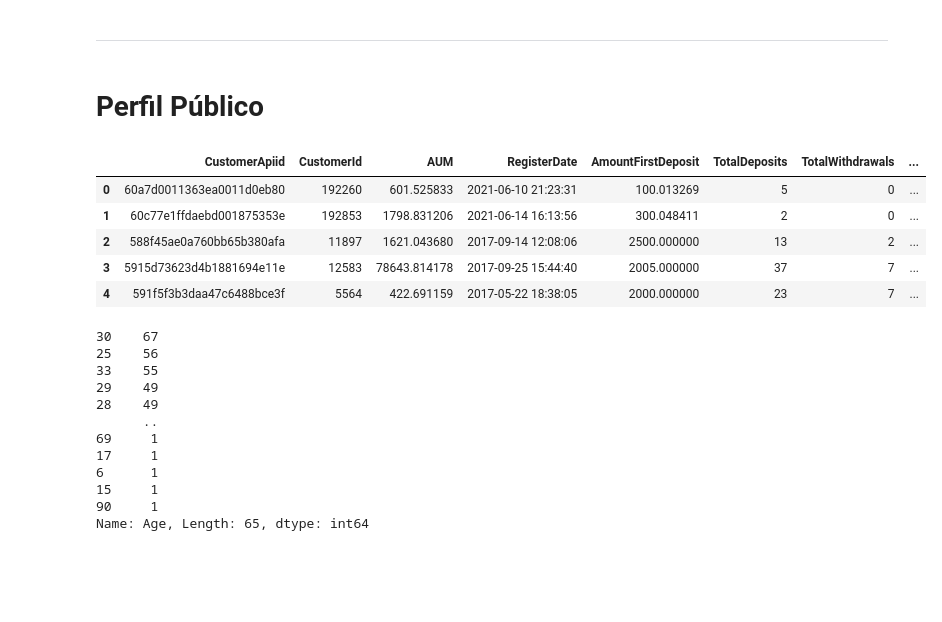
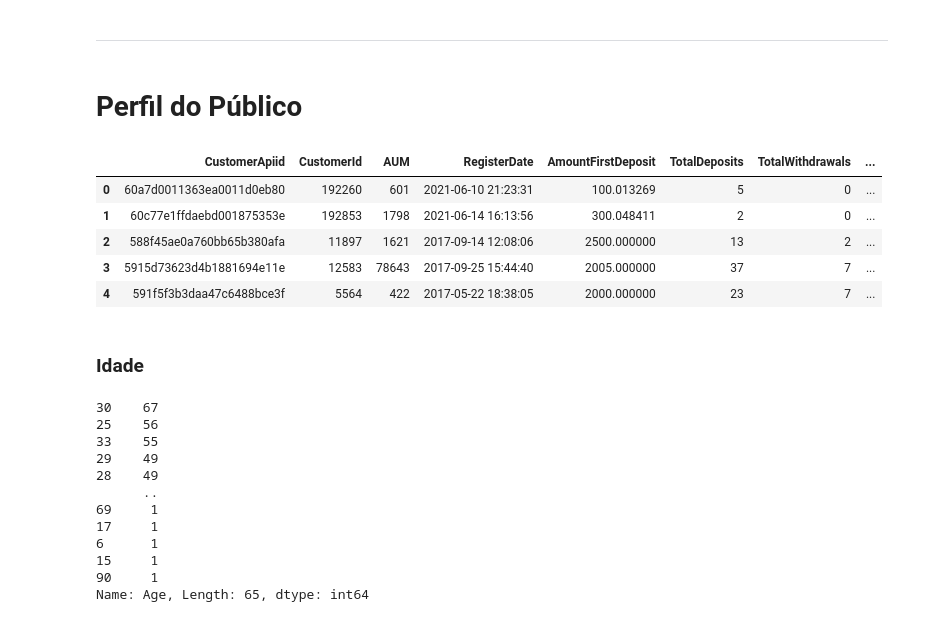
Before and after one commit to allanacardoso/warren, a Jupyter notebook: data/Análise_warren.ipynb, the cells around one changed output. Saved outputs shown, nothing was run; the diff lists cells and outputs as text; code cells hidden in the pictures; blank space fills up the shorter version.

Commit message:
análise de perfil do publico warren

```diff
--- a/data/Análise_warren.ipynb
+++ b/data/Análise_warren.ipynb
@@ -303,18 +319,19 @@ df_in.head(2)
 # %% [markdown]
 ___
 # %% [markdown]
-# Perfil Público
+# Perfil do Público
 # %%
 #Tabela Customers
-df_customers = pd.read_csv("Customers.csv")
 df_customers.head()
 # %% [output]
 |  | CustomerApiid | CustomerId | AUM | RegisterDate | AmountFirstDeposit | TotalDeposits | TotalWithdrawals | ... |
-| 0 | 60a7d0011363ea0011d0eb80 | 192260 | 601.525833 | 2021-06-10 21:23:31 | 100.013269 | 5 | 0 | ... |
-| 1 | 60c77e1ffdaebd001875353e | 192853 | 1798.831206 | 2021-06-14 16:13:56 | 300.048411 | 2 | 0 | ... |
-| 2 | 588f45ae0a760bb65b380afa | 11897 | 1621.043680 | 2017-09-14 12:08:06 | 2500.000000 | 13 | 2 | ... |
-| 3 | 5915d73623d4b1881694e11e | 12583 | 78643.814178 | 2017-09-25 15:44:40 | 2005.000000 | 37 | 7 | ... |
-| 4 | 591f5f3b3daa47c6488bce3f | 5564 | 422.691159 | 2017-05-22 18:38:05 | 2000.000000 | 23 | 7 | ... |
+| 0 | 60a7d0011363ea0011d0eb80 | 192260 | 601 | 2021-06-10 21:23:31 | 100.013269 | 5 | 0 | ... |
+| 1 | 60c77e1ffdaebd001875353e | 192853 | 1798 | 2021-06-14 16:13:56 | 300.048411 | 2 | 0 | ... |
+| 2 | 588f45ae0a760bb65b380afa | 11897 | 1621 | 2017-09-14 12:08:06 | 2500.000000 | 13 | 2 | ... |
+| 3 | 5915d73623d4b1881694e11e | 12583 | 78643 | 2017-09-25 15:44:40 | 2005.000000 | 37 | 7 | ... |
+| 4 | 591f5f3b3daa47c6488bce3f | 5564 | 422 | 2017-05-22 18:38:05 | 2000.000000 | 23 | 7 | ... |
+# %% [markdown]
+### Idade
 # %%
 df_customers['Age'].value_counts()
 # %% [output]
```
Also changed, not shown: parts of 45 cells of this notebook.
